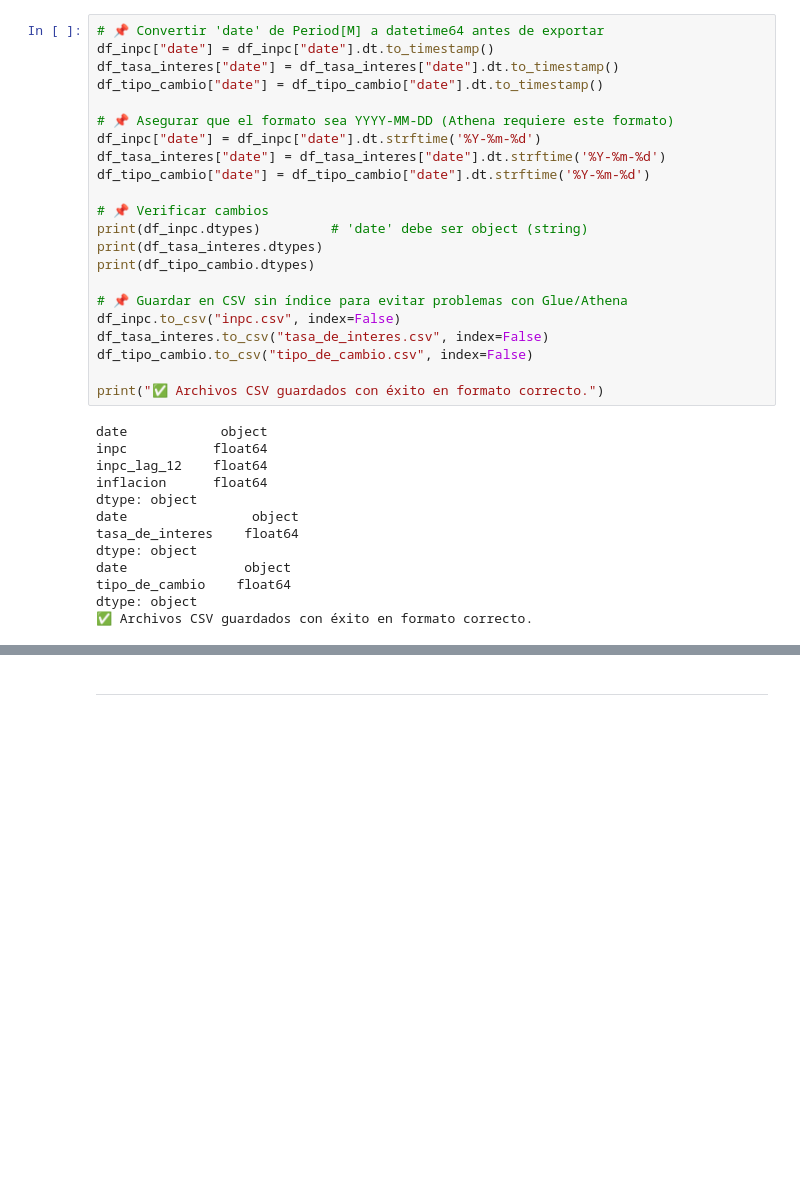
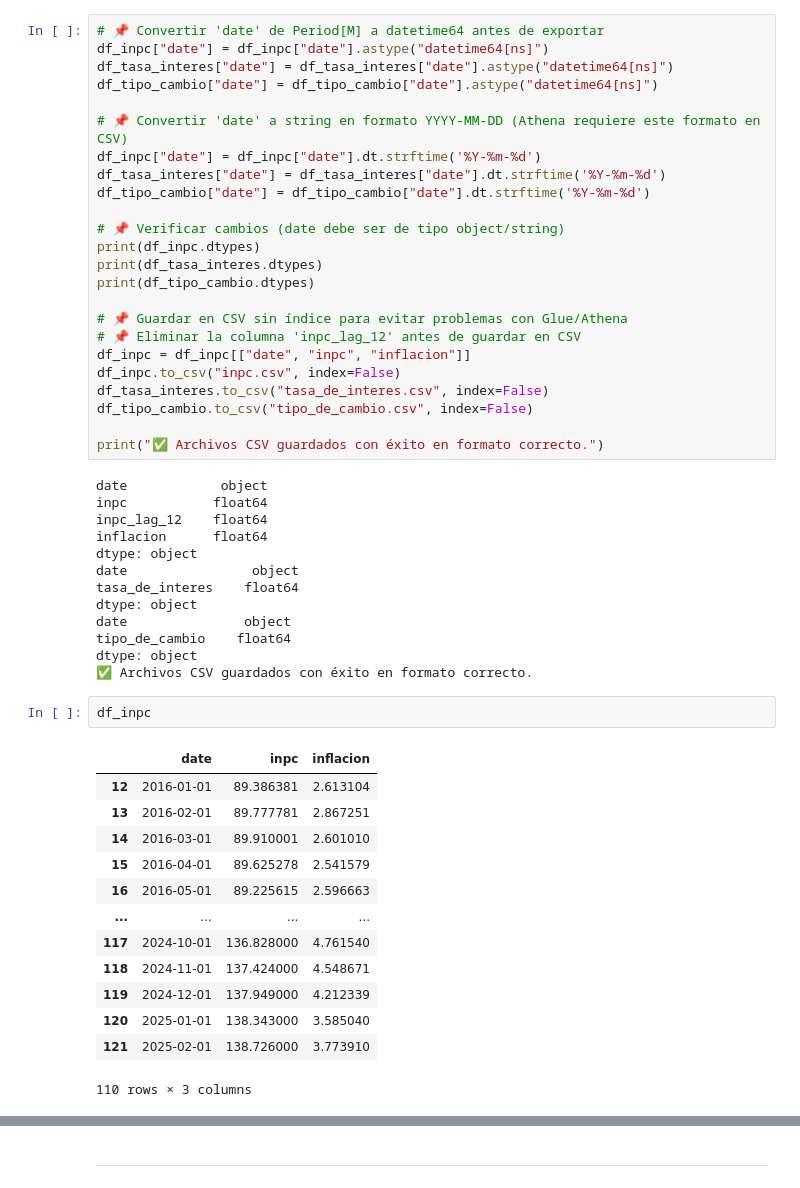
Before and after one commit to sofiagerard/banxico_inegi_mcd_2, a Jupyter notebook: notebooks/etl2.ipynb, the cells around one changed output, grey strips where cells are left out. Cells and saved outputs as stored; diff of their text form; blank space fills up the shorter version.

```diff
--- a/notebooks/etl2.ipynb
+++ b/notebooks/etl2.ipynb
@@ -222,21 +222,23 @@ df_tipo_cambio
 123 rows × 2 columns
 # %%
 # 📌 Convertir 'date' de Period[M] a datetime64 antes de exportar
-df_inpc["date"] = df_inpc["date"].dt.to_timestamp()
-df_tasa_interes["date"] = df_tasa_interes["date"].dt.to_timestamp()
-df_tipo_cambio["date"] = df_tipo_cambio["date"].dt.to_timestamp()
+df_inpc["date"] = df_inpc["date"].astype("datetime64[ns]")
+df_tasa_interes["date"] = df_tasa_interes["date"].astype("datetime64[ns]")
+df_tipo_cambio["date"] = df_tipo_cambio["date"].astype("datetime64[ns]")
 
-# 📌 Asegurar que el formato sea YYYY-MM-DD (Athena requiere este formato)
+# 📌 Convertir 'date' a string en formato YYYY-MM-DD (Athena requiere este formato en CSV)
 df_inpc["date"] = df_inpc["date"].dt.strftime('%Y-%m-%d')
 df_tasa_interes["date"] = df_tasa_interes["date"].dt.strftime('%Y-%m-%d')
 df_tipo_cambio["date"] = df_tipo_cambio["date"].dt.strftime('%Y-%m-%d')
 
-# 📌 Verificar cambios
-print(df_inpc.dtypes)         # 'date' debe ser object (string)
+# 📌 Verificar cambios (date debe ser de tipo object/string)
+print(df_inpc.dtypes)
 print(df_tasa_interes.dtypes)
 print(df_tipo_cambio.dtypes)
 
 # 📌 Guardar en CSV sin índice para evitar problemas con Glue/Athena
+# 📌 Eliminar la columna 'inpc_lag_12' antes de guardar en CSV
+df_inpc = df_inpc[["date", "inpc", "inflacion"]]
 df_inpc.to_csv("inpc.csv", index=False)
 df_tasa_interes.to_csv("tasa_de_interes.csv", index=False)
 df_tipo_cambio.to_csv("tipo_de_cambio.csv", index=False)
@@ -255,3 +257,19 @@ date               object
 tipo_de_cambio    float64
 dtype: object
 ✅ Archivos CSV guardados con éxito en formato correcto.
+# %%
+df_inpc
+# %% [output]
+|  | date | inpc | inflacion |
+| 12 | 2016-01-01 | 89.386381 | 2.613104 |
+| 13 | 2016-02-01 | 89.777781 | 2.867251 |
+| 14 | 2016-03-01 | 89.910001 | 2.601010 |
+| 15 | 2016-04-01 | 89.625278 | 2.541579 |
+| 16 | 2016-05-01 | 89.225615 | 2.596663 |
+| ... | ... | ... | ... |
+| 117 | 2024-10-01 | 136.828000 | 4.761540 |
+| 118 | 2024-11-01 | 137.424000 | 4.548671 |
+| 119 | 2024-12-01 | 137.949000 | 4.212339 |
+| 120 | 2025-01-01 | 138.343000 | 3.585040 |
+| 121 | 2025-02-01 | 138.726000 | 3.773910 |
+110 rows × 3 columns
```
Also changed, not shown: parts of 1 cell of this notebook.
